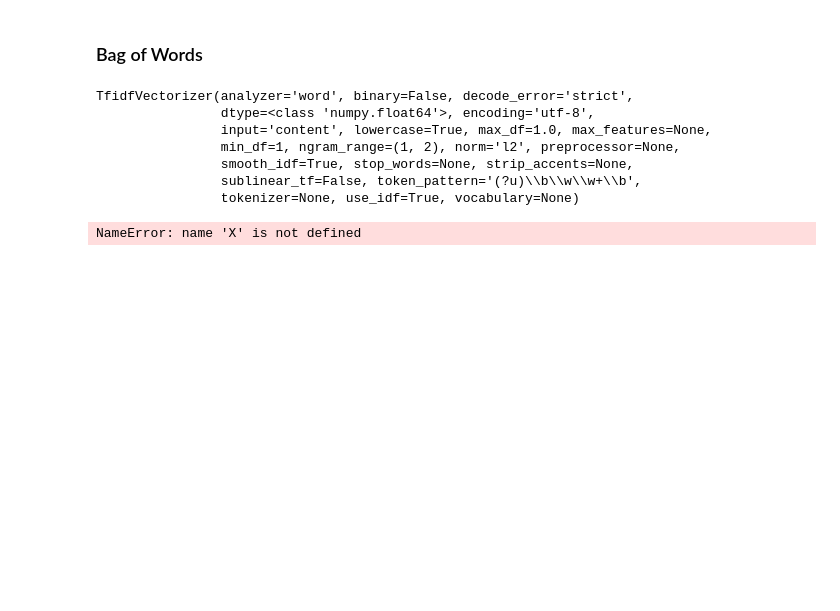
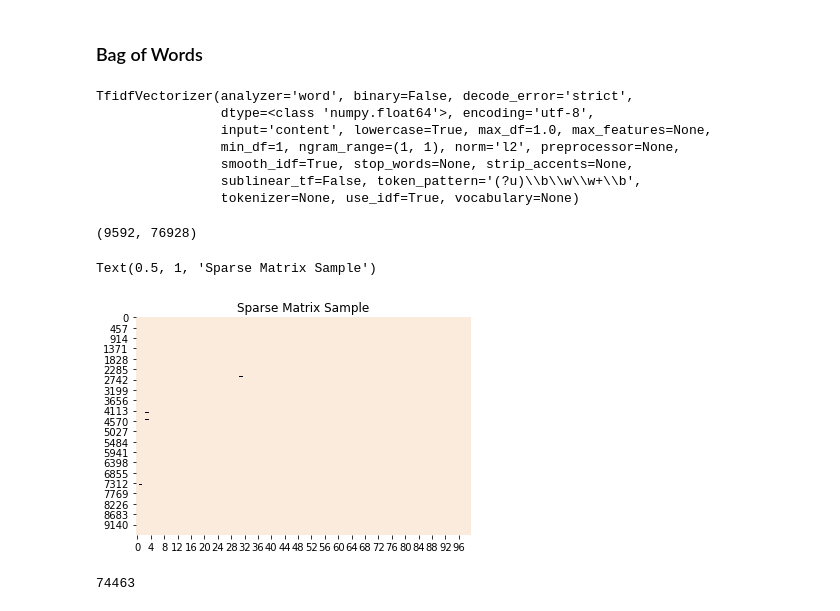
Before and after one commit to yinhao0424/reuters, a Jupyter notebook: ReutersEmbedding.ipynb, the cells around one changed output. Drawn from its saved outputs; the diff is of its cells as text; code cells hidden in the pictures; blank space fills up the shorter version.

```diff
--- a/ReutersEmbedding.ipynb
+++ b/ReutersEmbedding.ipynb
@@ -76,17 +108,23 @@ from sklearn import feature_extraction, model_selection, naive_bayes, pipeline,
 # %%
-vectorizer = feature_extraction.text.TfidfVectorizer(ngram_range=(1,2))
+# vectorizer = feature_extraction.text.TfidfVectorizer(ngram_range=(1,2))
+vectorizer = feature_extraction.text.TfidfVectorizer()
 vectorizer.fit(reuters_train['texts_clean'])
 # %% [output]
 TfidfVectorizer(analyzer='word', binary=False, decode_error='strict',
                 dtype=<class 'numpy.float64'>, encoding='utf-8',
                 input='content', lowercase=True, max_df=1.0, max_features=None,
-                min_df=1, ngram_range=(1, 2), norm='l2', preprocessor=None,
+                min_df=1, ngram_range=(1, 1), norm='l2', preprocessor=None,
                 smooth_idf=True, stop_words=None, strip_accents=None,
                 sublinear_tf=False, token_pattern='(?u)\\b\\w\\w+\\b',
                 tokenizer=None, use_idf=True, vocabulary=None)
 # %%
 vector_reuters_train = vectorizer.transform(reuters_train['texts_clean'])
+print("The shape of reuters training data: {}.".format(vector_reuters_train.shape))
+# %% [output]
+(9592, 76928)
 # %%
-sns.heatmap(vector_reuters_train.todense()[:,np.random.randint(0,X.shape[1],100)]==0, vmin=0, vmax=1, cbar=False).set_title('Sparse Matrix Sample')
+# Heatmap
+sns.heatmap(vector_reuters_train.todense()[:,np.random.randint(0,vector_reuters_train.shape[1],100)]==0, vmin=0, vmax=1, cbar=False).set_title('Sparse Matrix Sample')
 # %% [output]
-NameError: name 'X' is not defined
+Text(0.5, 1, 'Sparse Matrix Sample')
+[figure, added]
@@ -92,0 +133,4 @@ NameError: name 'X' is not defined
+# %%
+dic_vocabulary['week']
+# %% [output]
+74463
```
Also changed, not shown: parts of 14 cells of this notebook.
